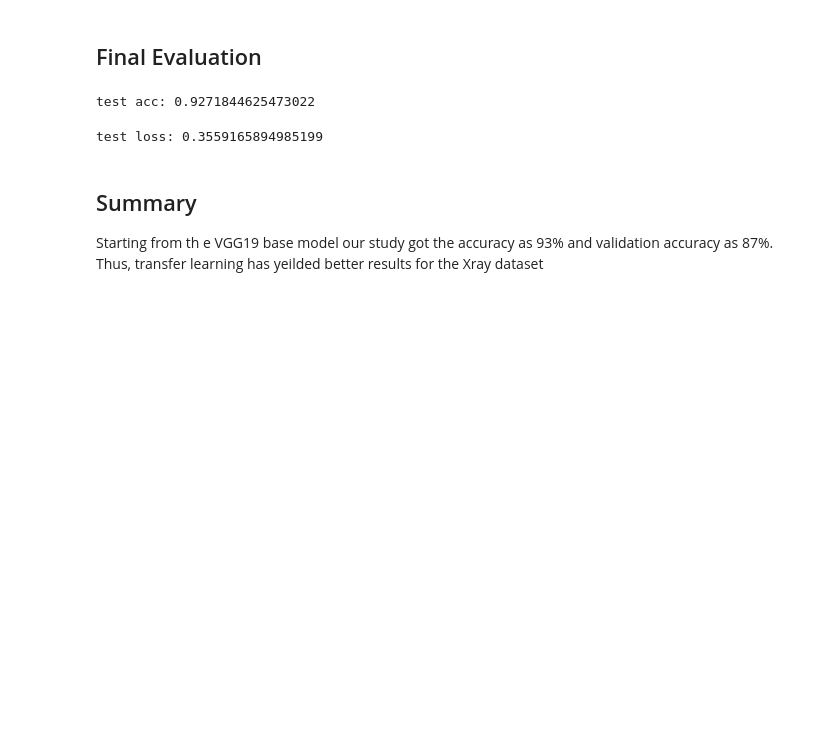
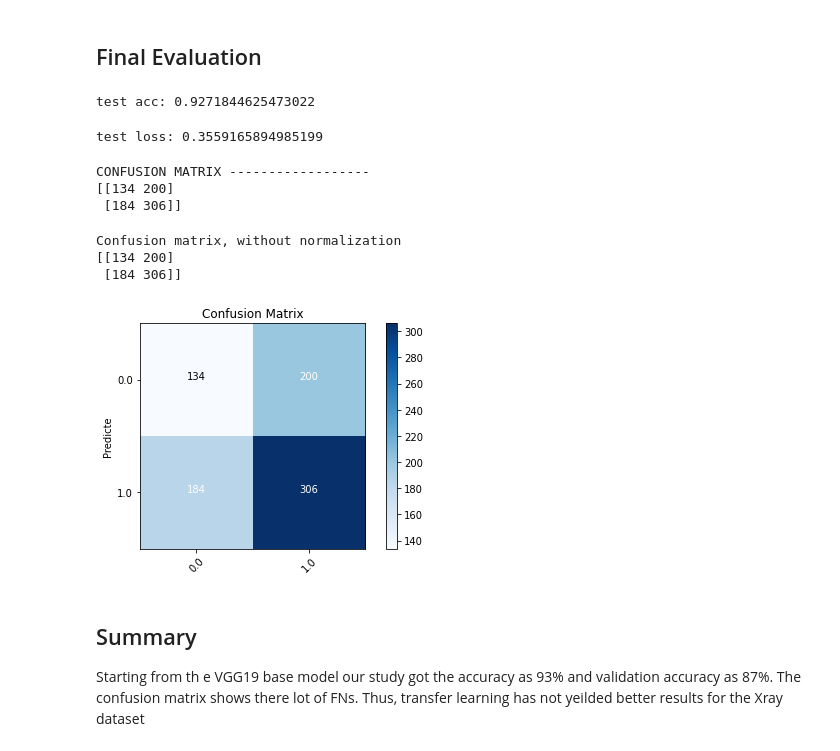
Before and after one commit to GitHub-ccd/pneumonia_detection_CNN_MOD_4, a Jupyter notebook: transferLearning.ipynb, the cells around one changed output. Saved outputs shown, nothing was run; the diff lists cells and outputs as text; code cells hidden in the pictures; blank space fills up the shorter version.

```diff
--- a/transferLearning.ipynb
+++ b/transferLearning.ipynb
@@ -415,7 +415,7 @@ Afterwards, we can then fit the model as usual.
 # %%
 # several parameter sets were tested at this point.
 history = model.fit_generator(train_generator,
-                              steps_per_epoch=80,
+                              steps_per_epoch=120,
                               epochs=10,
                               validation_data=val_generator,
                               validation_steps=30)
@@ -481,8 +481,60 @@ test acc: 0.9271844625473022
 print('test loss:', test_loss)
 # %% [output]
 test loss: 0.3559165894985199
+# %%
+preds = model.predict_generator(test_generator)
+# %%
+from sklearn.metrics import accuracy_score, confusion_matrix
+import cv2
+cm = confusion_matrix(test_labels, np.round(preds))
+print('CONFUSION MATRIX ------------------')
+print(cm)
+# %% [output]
+CONFUSION MATRIX ------------------
+[[134 200]
+ [184 306]]
+# %%
+def plot_confusion_matrix(cm, classes,
+                          normalize=False,
+                          title='Confusion matrix',
+                          cmap=plt.cm.Blues):
+    """
+    This function prints and plots the confusion matrix.
+    Normalization can be applied by setting `normalize=True`.
+    """
+    plt.imshow(cm, interpolation='nearest', cmap=cmap)
+    plt.title(title)
+    plt.colorbar()
+    tick_marks = np.arange(len(classes))
+    plt.xticks(tick_marks, classes, rotation=45)
+    plt.yticks(tick_marks, classes)
+
+    if normalize:
+        cm = cm.astype('float') / cm.sum(axis=1)[:, np.newaxis]
+        print("Normalized confusion matrix")
+    else:
+        print('Confusion matrix, without normalization')
+
+    print(cm)
+
+    thresh = cm.max() / 2.
+    for i, j in itertools.product(range(cm.shape[0]), range(cm.shape[1])):
+        plt.text(j, i, cm[i, j],
+            horizontalalignment="center",
+            color="white" if cm[i, j] > thresh else "black")
+
+    plt.tight_layout()
+    plt.ylabel("Predicte")
+# %%
+import itertools
+plot_confusion_matrix(cm=cm, classes=np.unique(test_labels), title='Confusion Matrix')
+# %% [output]
+Confusion matrix, without normalization
+[[134 200]
+ [184 306]]
+[figure, added]
 # %% [markdown]
 
 ## Summary
 
-Starting from th e VGG19 base model our study got the accuracy as 93% and validation accuracy as 87%. Thus, transfer learning has yeilded better results for the Xray dataset
+Starting from th e VGG19 base model our study got the accuracy as 93% and validation accuracy as 87%. The confusion matrix shows there lot of FNs. Thus, transfer learning has not yeilded better results for the Xray dataset
```
